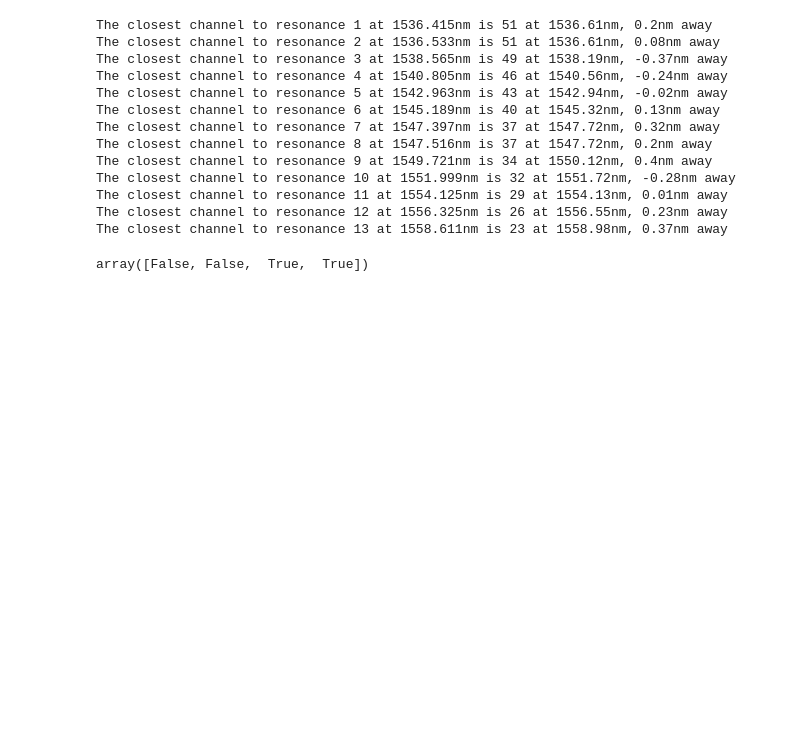
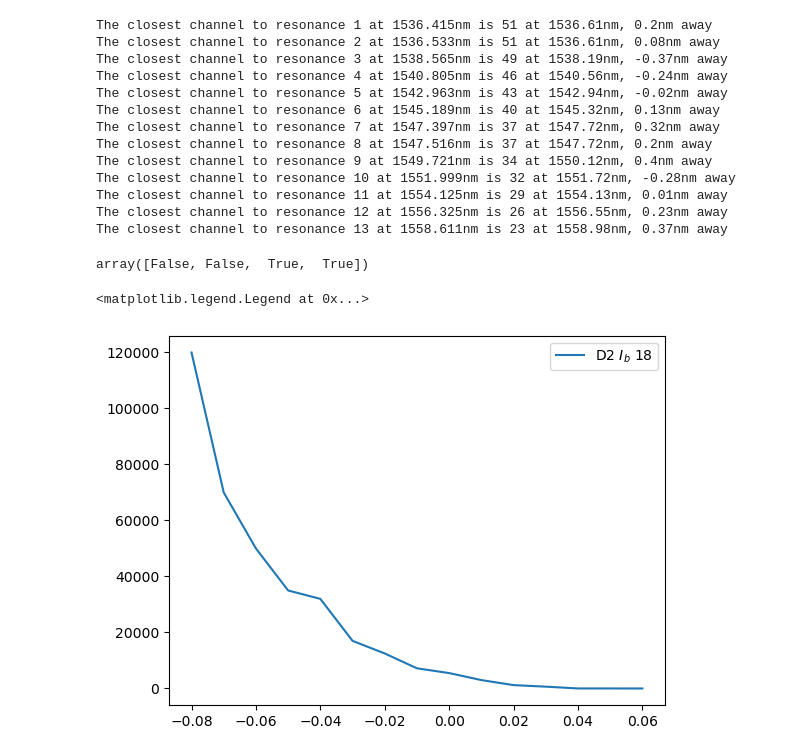
Before and after one commit to custal/bristol-chip-experiment, a Jupyter notebook: core/graph_plotting.ipynb, the cells around one changed output. Saved outputs shown, nothing was run; the diff lists cells and outputs as text; code cells hidden in the pictures; blank space fills up the shorter version.

```diff
--- a/core/graph_plotting.ipynb
+++ b/core/graph_plotting.ipynb
@@ -135,3 +135,16 @@ mask = (a<6) & (a>3)
 mask
 # %% [output]
 array([False, False,  True,  True])
+# %%
+det8 = [0,7,100,120,130,120,130,130,130,120,120,125,120,130,130,130,130,130,130,130,130,130,120,1350,183000]
+det8v = [.12,.11,.1,.09,.08,.07,.06,.05,.04,.03,.02,.01,0,-.01,-.02,-.03,-.04,-.05,-.06,-.07,-.08,-.09,-.1,-.11,-.12]
+len(det8),len(det8v)
+# plt.plot(det8v[:-1],det8[:-1],label = r"D8 $I_{b}$ 18")
+
+det2 = [120000,70000,50000,35000,32000,17000,12500,7200,5500,3000,1200,650,10,10,0]
+det2v = np.arange(-0.08,0.06,0.01)
+plt.plot(det2v,det2,label=r"D2 $I_{b}$ 18")
+plt.legend()
+# %% [output]
+<matplotlib.legend.Legend at 0x...>
+[figure, added]
```
Also changed, not shown: parts of 2 cells of this notebook, 10 other files.
